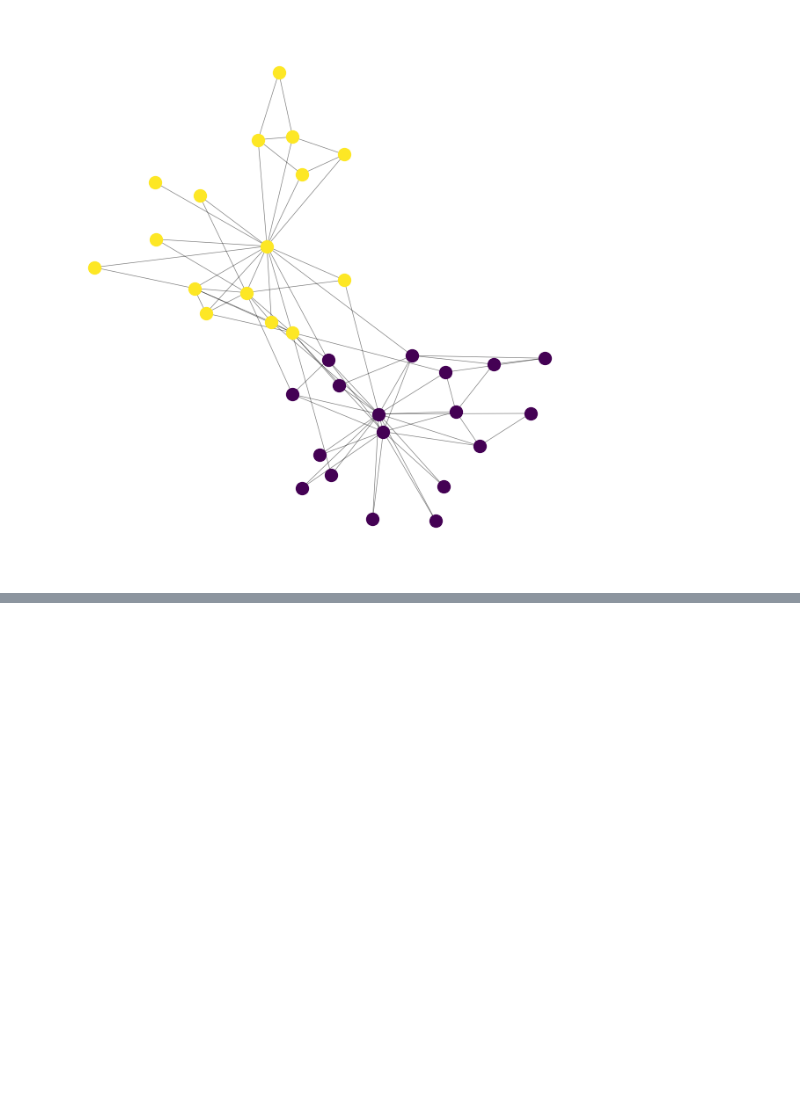
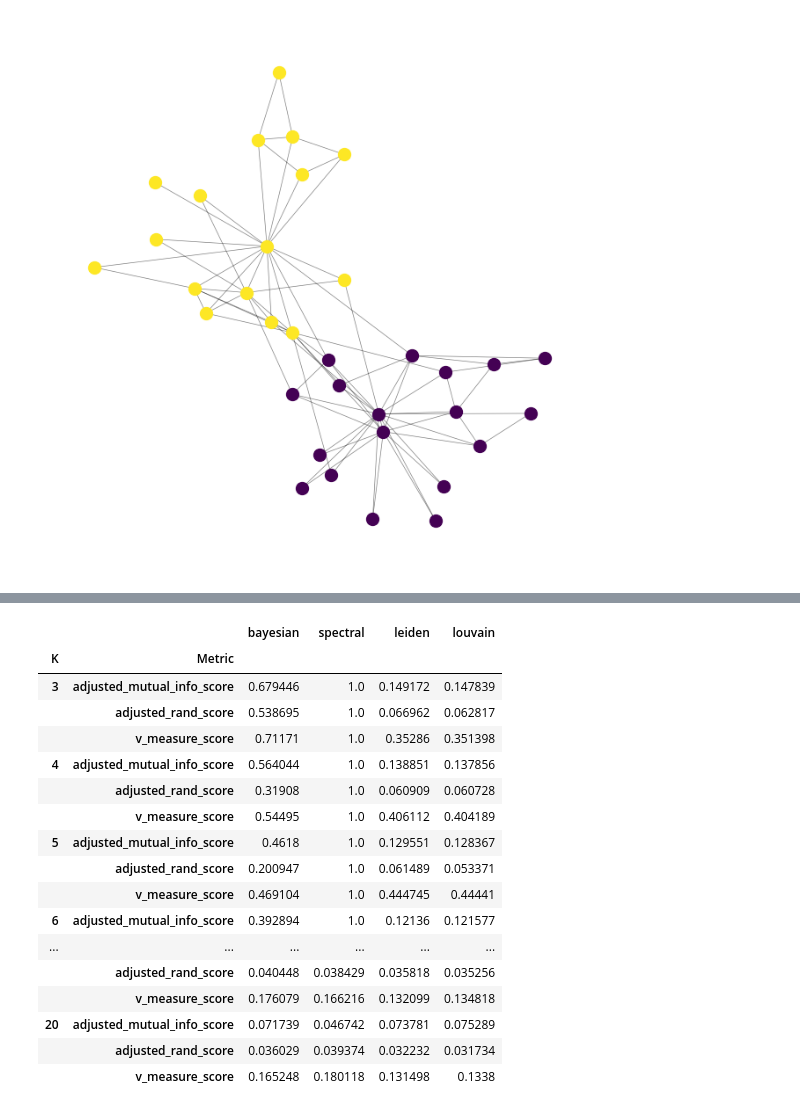
Before and after one commit to salyaa/semester_project, a Jupyter notebook: tests.ipynb, the cells around one changed output, grey strips where cells are left out. Saved outputs shown, nothing was run; the diff lists cells and outputs as text; code cells hidden in the pictures; blank space fills up the shorter version.

```diff
--- a/tests.ipynb
+++ b/tests.ipynb
@@ -124,0 +124,21 @@ plot_results_range_K(results)
+# %%
+display(results_in)
+# %% [output]
+|  |  | bayesian | spectral | leiden | louvain |
+| K | Metric |  |  |  |  |
+| 3 | adjusted_mutual_info_score | 0.679446 | 1.0 | 0.149172 | 0.147839 |
+|  | adjusted_rand_score | 0.538695 | 1.0 | 0.066962 | 0.062817 |
+|  | v_measure_score | 0.71171 | 1.0 | 0.35286 | 0.351398 |
+| 4 | adjusted_mutual_info_score | 0.564044 | 1.0 | 0.138851 | 0.137856 |
+|  | adjusted_rand_score | 0.31908 | 1.0 | 0.060909 | 0.060728 |
+|  | v_measure_score | 0.54495 | 1.0 | 0.406112 | 0.404189 |
+| 5 | adjusted_mutual_info_score | 0.4618 | 1.0 | 0.129551 | 0.128367 |
+|  | adjusted_rand_score | 0.200947 | 1.0 | 0.061489 | 0.053371 |
+|  | v_measure_score | 0.469104 | 1.0 | 0.444745 | 0.44441 |
+| 6 | adjusted_mutual_info_score | 0.392894 | 1.0 | 0.12136 | 0.121577 |
+| ... | ... | ... | ... | ... | ... |
+|  | adjusted_rand_score | 0.040448 | 0.038429 | 0.035818 | 0.035256 |
+|  | v_measure_score | 0.176079 | 0.166216 | 0.132099 | 0.134818 |
+| 20 | adjusted_mutual_info_score | 0.071739 | 0.046742 | 0.073781 | 0.075289 |
+|  | adjusted_rand_score | 0.036029 | 0.039374 | 0.032232 | 0.031734 |
+|  | v_measure_score | 0.165248 | 0.180118 | 0.131498 | 0.1338 |
```
Also changed, not shown: parts of 21 cells of this notebook, 6 other files.
